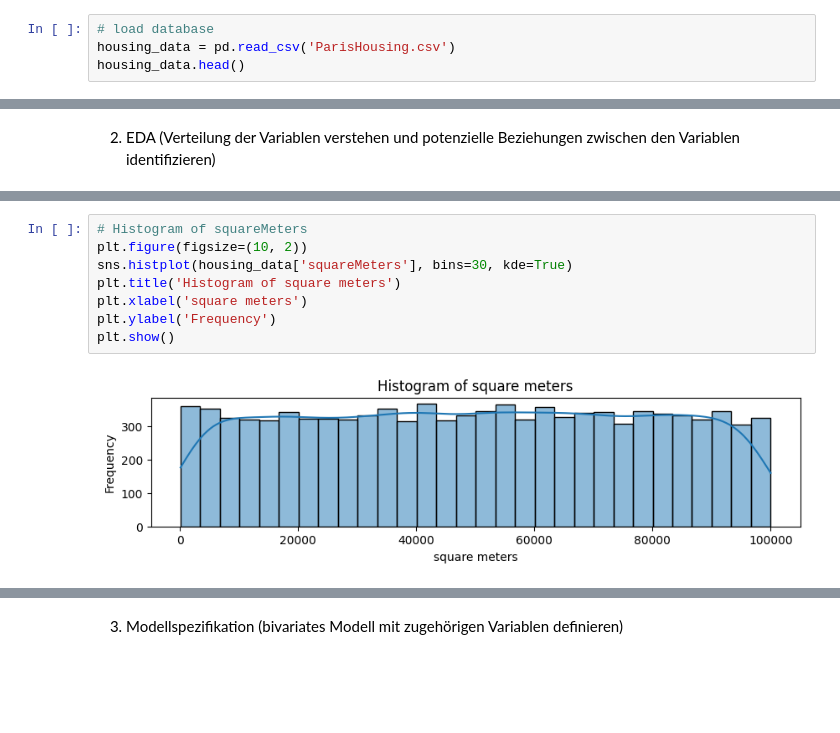
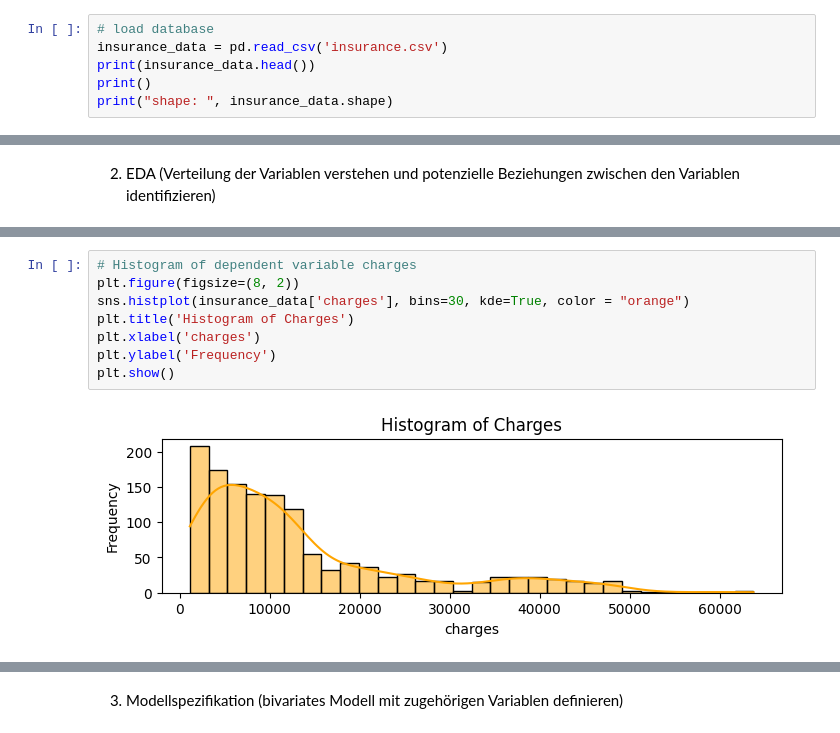
Before and after one commit to BrockherdeT/econometrics, a Jupyter notebook: shared_A1.ipynb, the cells around one changed output, grey strips where cells are left out. Drawn from its saved outputs; the diff is of its cells as text; blank space fills up the shorter version.

```diff
--- a/shared_A1.ipynb
+++ b/shared_A1.ipynb
@@ -28,6 +28,8 @@ from sklearn.feature_selection import f_regression
 1. Daten laden und aufbereiten (Daten bereinigen/transformieren und fehlende Werte beseitigen)
 # %%
 # load database
-housing_data = pd.read_csv('ParisHousing.csv')
-housing_data.head()
+insurance_data = pd.read_csv('insurance.csv')
+print(insurance_data.head())
+print()
+print("shape: ", insurance_data.shape)
 # %% [output]
@@ -129,10 +219,10 @@ plt.show()
 # %%
-# Histogram of squareMeters
-plt.figure(figsize=(10, 2))
-sns.histplot(housing_data['squareMeters'], bins=30, kde=True)
-plt.title('Histogram of square meters')
-plt.xlabel('square meters')
+# Histogram of dependent variable charges
+plt.figure(figsize=(8, 2))
+sns.histplot(insurance_data['charges'], bins=30, kde=True, color = "orange")
+plt.title('Histogram of Charges')
+plt.xlabel('charges')
 plt.ylabel('Frequency')
 plt.show()
 # %% [output]
-[figure, old version]
+[figure, new version]
```
Also changed, not shown: parts of 35 cells of this notebook, 4 other files.
